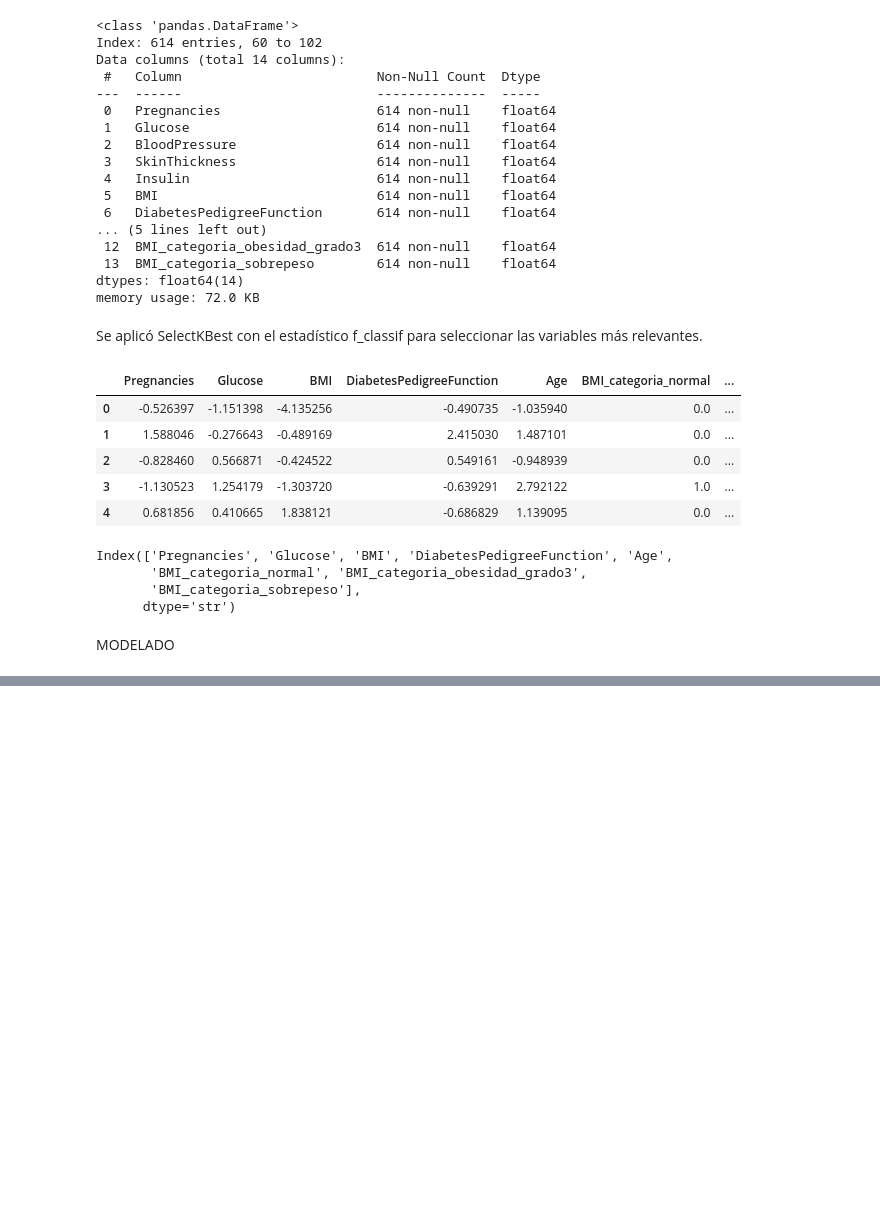
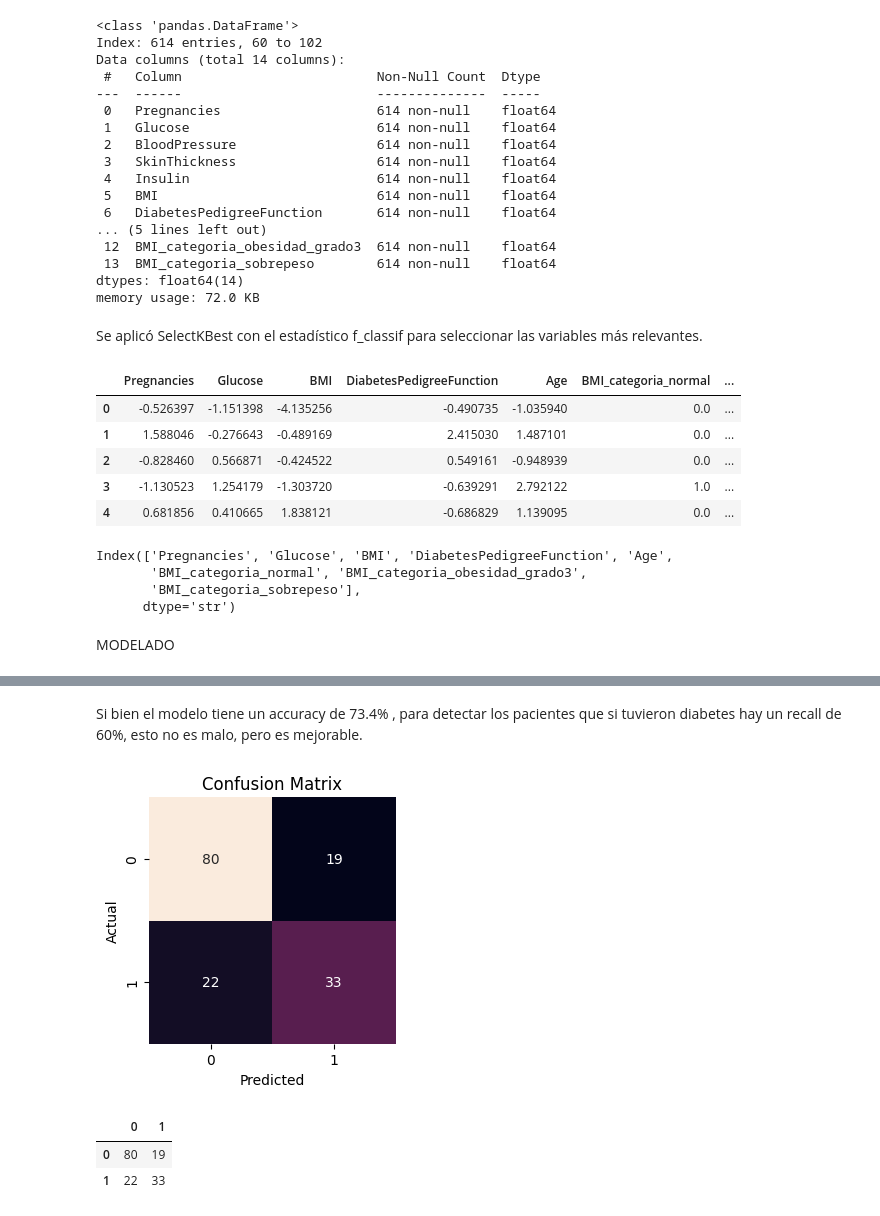
Before and after one commit to 4GeeksAcademy/machine-learning-python-template_arbol_decision_melissahm, a Jupyter notebook: src/explore.ipynb, the cells around one changed output, grey strips where cells are left out. Cells and saved outputs as stored; diff of their text form; code cells hidden in the pictures; blank space fills up the shorter version.

Commit message:
modelo

```diff
--- a/src/explore.ipynb
+++ b/src/explore.ipynb
@@ -711,0 +714,6 @@ MODELADO
+# %%
+#traer la data preprocesada
+train_data=pd.read_csv("../data/processed/clean_train.csv")
+test_data = pd.read_csv("../data/processed/clean_test.csv")
+
+train_data.head()
@@ -711,0 +731,7 @@ MODELADO
+# %%
+# Separar X e y
+X_train = train_data.drop(["Outcome"], axis = 1)
+y_train = train_data["Outcome"]
+
+X_test = test_data.drop(["Outcome"], axis = 1)
+y_test = test_data["Outcome"]
@@ -711,0 +740,4 @@ MODELADO
+# %%
+model = LogisticRegression(solver = 'liblinear')
+
+model.fit(X_train, y_train)
@@ -711,0 +748,3 @@ MODELADO
+# %%
+y_pred = model.predict(X_test)
+y_pred
@@ -711,0 +798,25 @@ MODELADO
+# %% [markdown]
+Si bien el modelo tiene un accuracy de 73.4% , para detectar los pacientes que si tuvieron diabetes hay un recall de 60%, esto no es malo, pero es mejorable.
+# %%
+diabetes_cm = confusion_matrix(y_test, y_pred)
+
+# Dibujaremos esta matriz para hacerla más visual
+cm_df = pd.DataFrame(diabetes_cm)
+
+plt.figure(figsize = (3, 3))
+sns.heatmap(cm_df, annot=True, fmt="d", cbar=False)
+
+plt.tight_layout()
+
+plt.xlabel('Predicted')
+plt.ylabel('Actual')
+plt.title('Confusion Matrix')
+plt.show()
+# %% [output]
+[figure, added]
+# %%
+cm_df
+# %% [output]
+|  | 0 | 1 |
+| 0 | 80 | 19 |
+| 1 | 22 | 33 |
```
Also changed, not shown: parts of 27 cells of this notebook, 3 other files.
